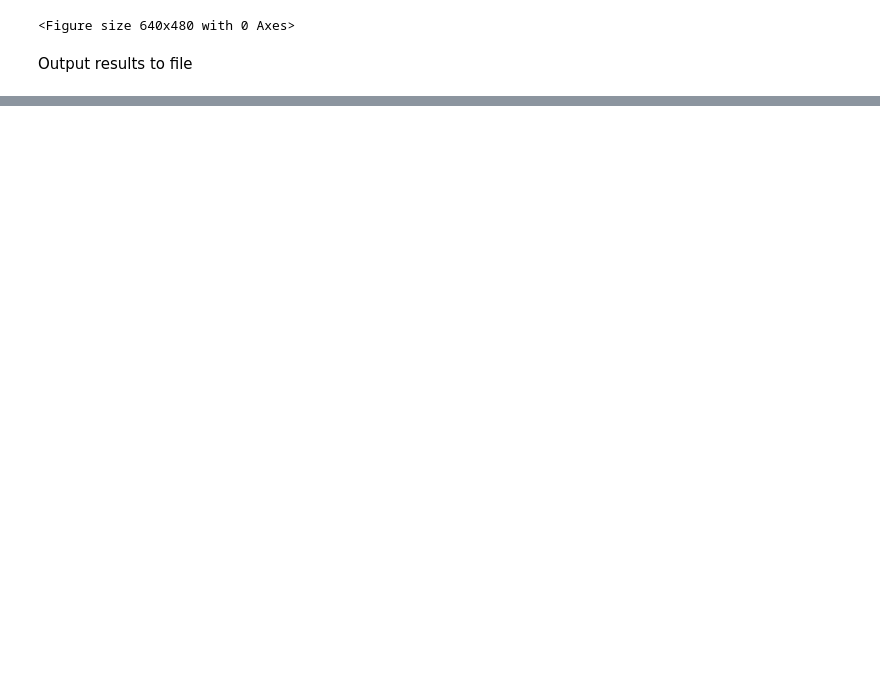
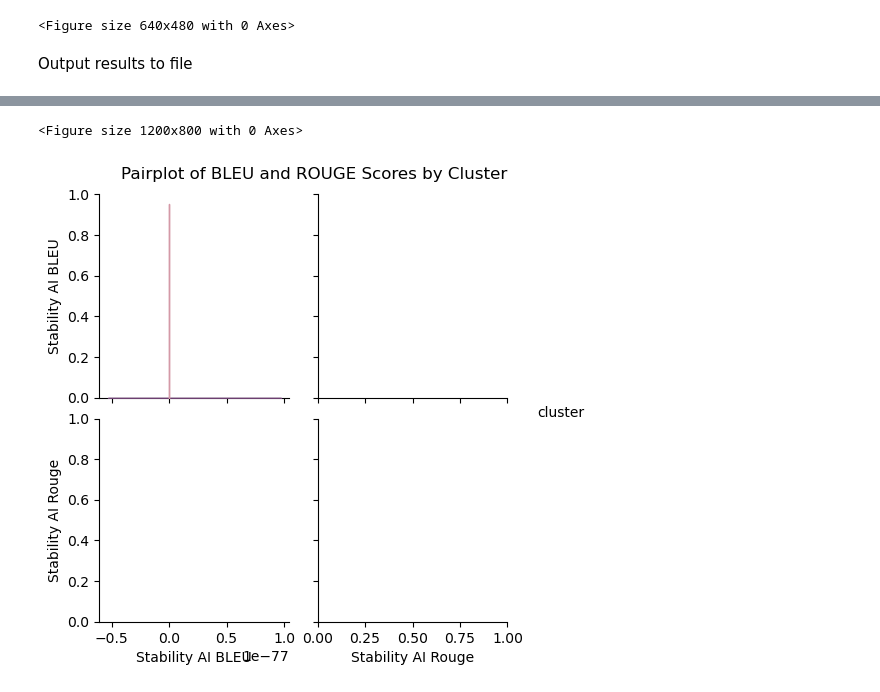
Before and after one commit to eliza0101/Project-3, a Jupyter notebook: project 3_main_merged.ipynb, the cells around one changed output, grey strips where cells are left out. Cells and saved outputs as stored; diff of their text form; code cells hidden in the pictures; blank space fills up the shorter version.

```diff
--- a/project 3_main_merged.ipynb
+++ b/project 3_main_merged.ipynb
@@ -354,0 +359,42 @@ See the caveats in the documentation: https://pandas.pydata.org/pandas-docs/stab
+# %%
+import pandas as pd
+import numpy as np
+from sklearn.feature_extraction.text import TfidfVectorizer
+from sklearn.cluster import KMeans
+import seaborn as sns
+import matplotlib.pyplot as plt
+
+# Load your DataFrame
+df = pd.read_csv('image_generation_results.csv')
+
+# Vectorize the captions
+vectorizer = TfidfVectorizer(max_features=1000)
+X = vectorizer.fit_transform(df['Stability AI Caption'])
+
+# Convert sparse matrix to a DataFrame and keep track of the original indices
+X_df = pd.DataFrame(X.toarray())
+X_df['original_index'] = df.index  # Keep track of the original index
+
+# Perform K-means clustering
+kmeans = KMeans(n_clusters=5, random_state=42)
+cluster_labels = kmeans.fit_predict(X_df.drop('original_index', axis=1))
+
+# Initialize the 'cluster' column in df with NaN
+df['cluster'] = np.nan
+
+# Assign cluster labels to the correct indices
+for i in range(len(cluster_labels)):
+    df.loc[X_df['original_index'].iloc[i], 'cluster'] = cluster_labels[i]
+
+# Ensure BLEU and ROUGE scores are numeric
+df['Stability AI BLEU'] = pd.to_numeric(df['Stability AI BLEU'], errors='coerce')
+df['Stability AI Rouge'] = pd.to_numeric(df['Stability AI Rouge'], errors='coerce')
+
+# Plot the results
+plt.figure(figsize=(12, 8))
+sns.pairplot(df, hue='cluster', vars=['Stability AI BLEU', 'Stability AI Rouge'], dropna=True)
+plt.suptitle('Pairplot of BLEU and ROUGE Scores by Cluster', y=1.02)
+plt.show()
+# %% [output]
+<Figure size 1200x800 with 0 Axes>
+[figure, added]
```
Also changed, not shown: parts of 5 cells of this notebook.
